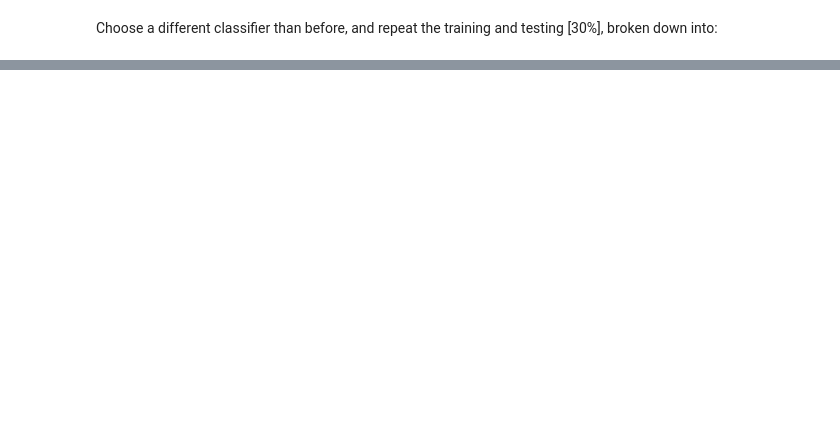
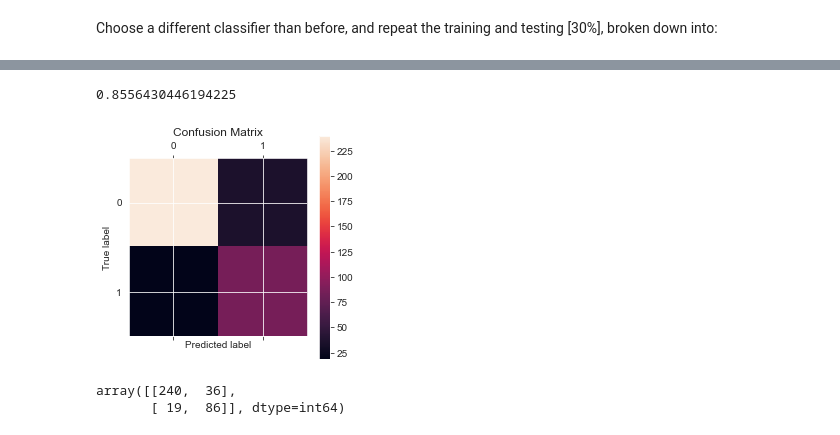
Before and after one commit to D4N18L/Facial_Expression_Code, a Jupyter notebook: Facial_Expression.ipynb, the cells around one changed output, grey strips where cells are left out. Cells and saved outputs as stored; diff of their text form; code cells hidden in the pictures; blank space fills up the shorter version.

```diff
--- a/Facial_Expression.ipynb
+++ b/Facial_Expression.ipynb
@@ -749,0 +889,2 @@ broken down into:
+# %%
+cnn_relative_x_b_std = standardize(cnn_relative_x_b)
@@ -749,0 +893,2 @@ broken down into:
+# %%
+cnn_relative_x_b_std_train,cnn_relative_x_b_std_test,cnn_relative_y_b_train,cnn_relative_y_b_test = train_test_split(cnn_relative_x_b_std,cnn_relative_y_b,test_size=0.2,random_state=42)
@@ -749,0 +904,4 @@ broken down into:
+# %%
+from keras.models import load_model
+
+Relative_cnnmodel = load_model('UserA_R_cnn_model.h5')
@@ -749,0 +932,2 @@ broken down into:
+# %%
+Relative_cnnmodel_pred = np.argmax(Relative_cnnmodel.predict(cnn_relative_x_b_std_test),axis=1)
@@ -749,0 +936,10 @@ broken down into:
+# %%
+Relative_cnnmodel_acc
+# %% [output]
+0.8556430446194225
+# %%
+plot_CM(cnn_relative_y_b_test,Relative_cnnmodel_pred)
+# %% [output]
+[figure, added]
+array([[240,  36],
+       [ 19,  86]], dtype=int64)
```
Also changed, not shown: parts of 118 cells of this notebook, 15 other files.
